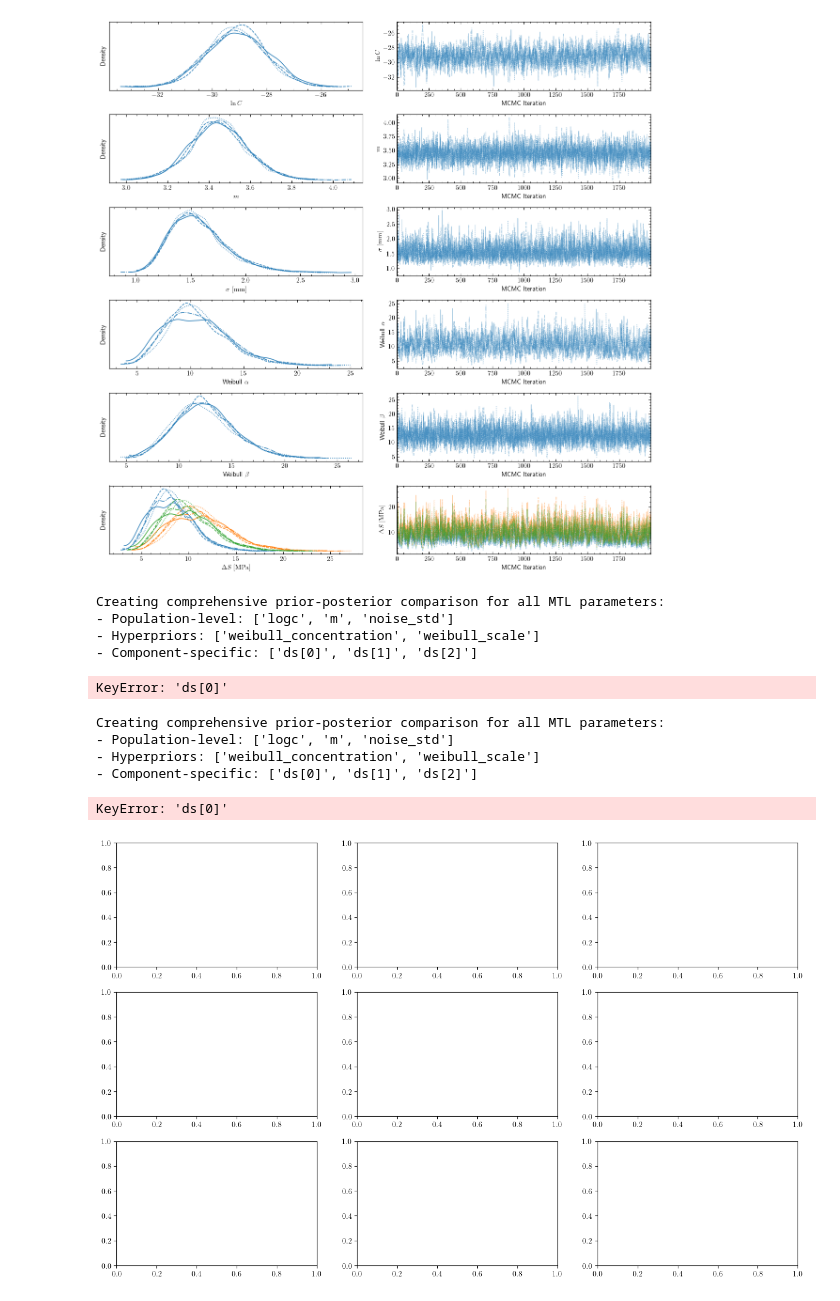
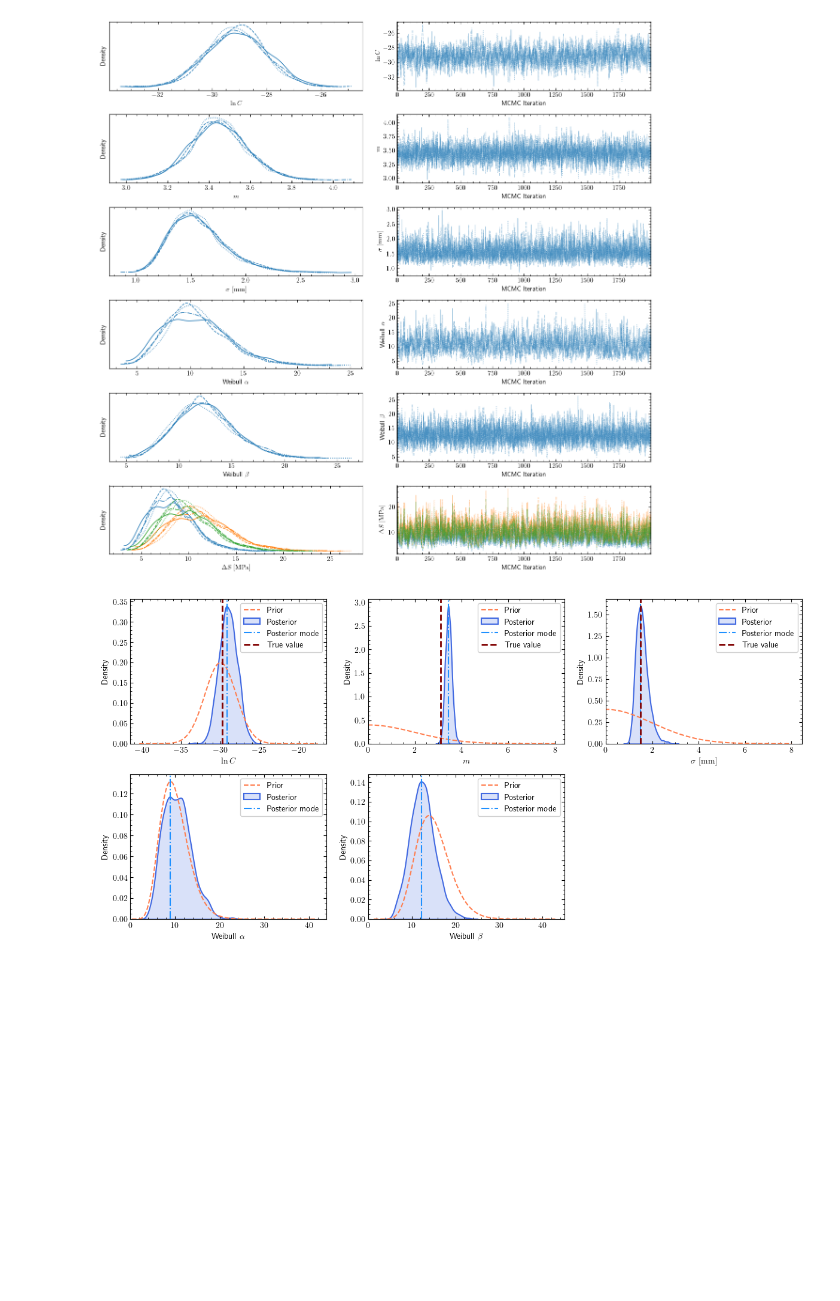
Before and after one commit to nsilionis/hierarchical-crack-growth-monitoring, a Jupyter notebook: notebooks/demo_classic_fatigue.ipynb, the cells around one changed output. Drawn from its saved outputs; the diff is of its cells as text; code cells hidden in the pictures; blank space fills up the shorter version.

Commit message:
Results extraction up to prior vs posterior comparison for population-level parameters.

```diff
--- a/notebooks/demo_classic_fatigue.ipynb
+++ b/notebooks/demo_classic_fatigue.ipynb
@@ -861,14 +861,6 @@ from src.visualisation import plot_prior_posterior_comparison
 # First, let's create extended priors that include all parameters in the MTL model
 # We need to add component-specific priors for stress ranges
 mtl_extended_priors = mtl_priors.copy()  # Start with population-level priors
-
-# Add component-specific stress range priors (these are the individual ds priors)
-# In MTL, each ds[i] follows Weibull(concentration, scale) where concentration and scale
-# are learned hyperparameters, but for plotting we'll use the same base prior
-base_stress_prior = dist.Weibull(14.9, 1.6)  # Base prior for stress ranges
-for i in range(3):  # We have 3 components
-    mtl_extended_priors[f'ds[{i}]'] = base_stress_prior
-
 # Also add the hyperpriors to the extended priors dictionary
 mtl_extended_priors.update(hyperpriors)
 
@@ -894,61 +886,33 @@ all_mtl_vars = [
     "logc", "m", "noise_std",
     # Hyperprior parameters
     "weibull_concentration", "weibull_scale",
-    # Component-specific stress ranges
-    "ds[0]", "ds[1]", "ds[2]"
 ]
 
 # Create display labels for all parameters
 all_mtl_labels = {
     # Population-level parameters
     "logc": r"$\ln C$",
     "m": r"$m$",
     "noise_std": r"$\sigma \ \mathrm{[mm]}$",
 
     # Hyperprior parameters
     "weibull_concentration": r"Weibull $\alpha$",
     "weibull_scale": r"Weibull $\beta$",
-
-    # Component-specific parameters
-    "ds[0]": r"$\Delta S_1 \ \mathrm{[MPa]}$",
-    "ds[1]": r"$\Delta S_2 \ \mathrm{[MPa]}$",
-    "ds[2]": r"$\Delta S_3 \ \mathrm{[MPa]}$"
 }
-
-print("Creating comprehensive prior-posterior comparison for all MTL parameters:")
-print(f"- Population-level: {['logc', 'm', 'noise_std']}")
-print(f"- Hyperpriors: {['weibull_concentration', 'weibull_scale']}")
-print(f"- Component-specific: {['ds[0]', 'ds[1]', 'ds[2]']}")
 
 # Create the comprehensive comparison plot
 fig, axes = plot_prior_posterior_comparison(
     posterior_samples=mtl_results['samples'],
     prior_dists=mtl_extended_priors,
     true_values=mtl_extended_true_values,
     var_names=all_mtl_vars,
     plot_var_names=all_mtl_labels,
-    figsize=(16.0, 10.0),  # Larger figure to accommodate all parameters
+    figsize=(12.0, 6.0),  # Larger figure to accommodate all parameters
     n_cols=3,              # 3 columns for better layout
     point_estimate='mode',
     save_fig_name="comprehensive_mtl_prior_posterior_comparison.pdf",
     use_first_chain_only=True,
     prior_range_extension=1.5
 )
-
-print("\nComprehensive MTL Prior vs Posterior Comparison:")
-print("- Shows all parameters: shared, hyperpriors, and component-specific")
-print("- Vertical lines show true parameter values (where available)")
-print("- Hyperpriors don't have true values since they're learned from data")
-print("- Component stress ranges show individual inference results")
 # %% [output]
-Creating comprehensive prior-posterior comparison for all MTL parameters:
-- Population-level: ['logc', 'm', 'noise_std']
-- Hyperpriors: ['weibull_concentration', 'weibull_scale']
-- Component-specific: ['ds[0]', 'ds[1]', 'ds[2]']
-KeyError: 'ds[0]'
-Creating comprehensive prior-posterior comparison for all MTL parameters:
-- Population-level: ['logc', 'm', 'noise_std']
-- Hyperpriors: ['weibull_concentration', 'weibull_scale']
-- Component-specific: ['ds[0]', 'ds[1]', 'ds[2]']
-KeyError: 'ds[0]'
-[figure, old version]
+[figure, new version]
```
